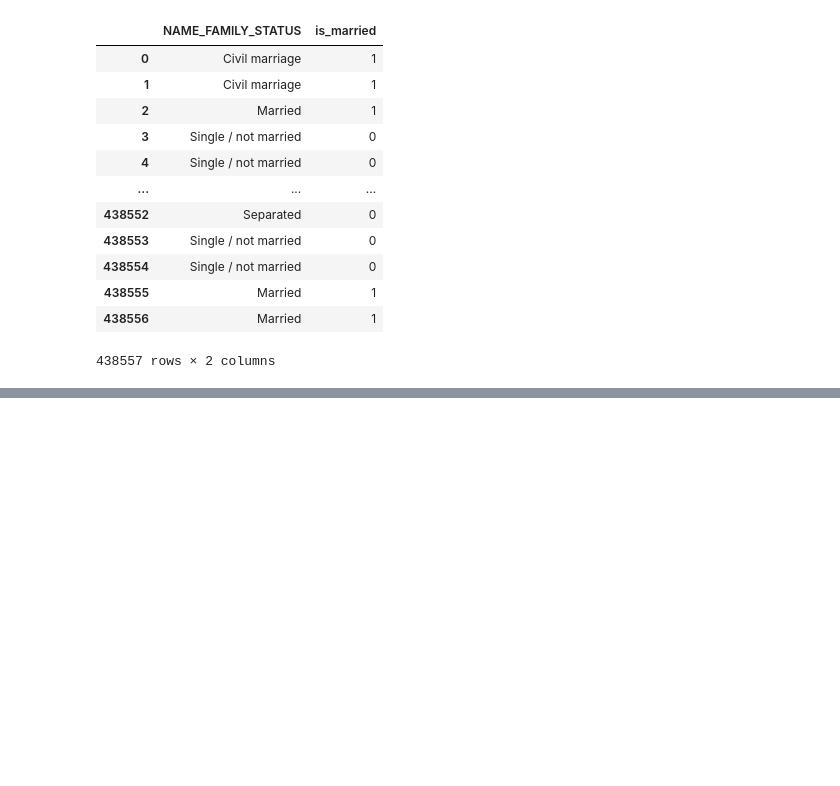
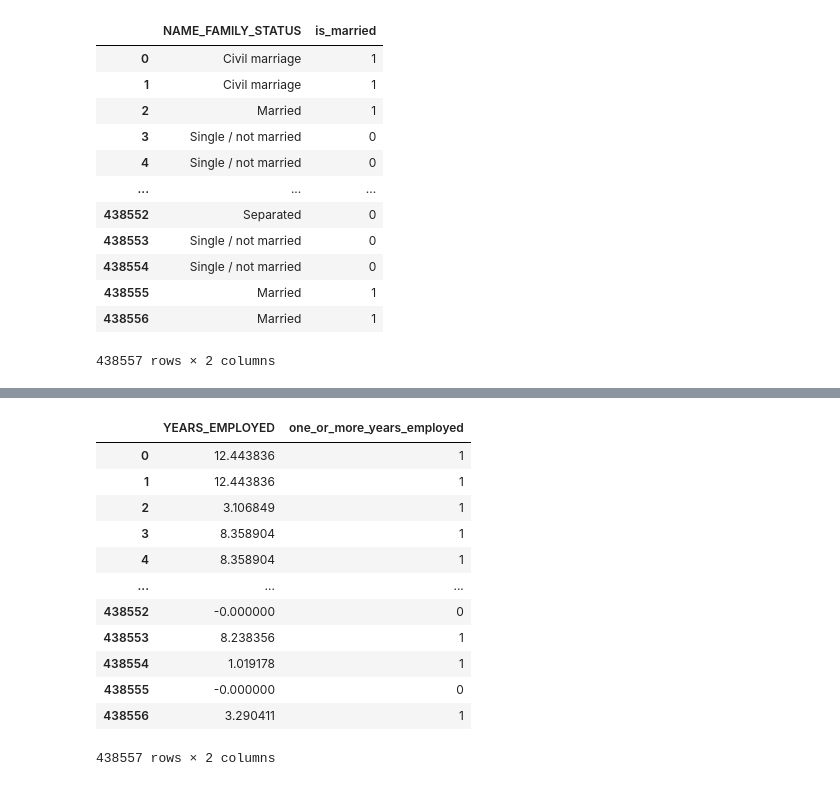
Before and after one commit to princeKike27/Credit-Card-Approval-Prediction, a Jupyter notebook: Credit_Car_Approval_Prediction.ipynb, the cells around one changed output, grey strips where cells are left out. Saved outputs shown, nothing was run; the diff lists cells and outputs as text; code cells hidden in the pictures; blank space fills up the shorter version.

```diff
--- a/Credit_Car_Approval_Prediction.ipynb
+++ b/Credit_Car_Approval_Prediction.ipynb
@@ -1359,0 +1370,6 @@ df_applications[['NAME_FAMILY_STATUS', 'is_married']]
+# %%
+# create new col have_children
+df_applications['have_children'] = df_applications['CNT_CHILDREN'].apply(
+    lambda x: 1 if x >= 1 else 0)
+
+df_applications[['CNT_CHILDREN', 'have_children']].value_counts()
@@ -1359,0 +1399,20 @@ df_applications[['NAME_FAMILY_STATUS', 'is_married']]
+# %%
+# create new col one_or_more_years_employed
+df_applications['one_or_more_years_employed'] = df_applications['YEARS_EMPLOYED'].apply(
+    lambda x: 1 if x >= 1 else 0)
+
+df_applications[['YEARS_EMPLOYED', 'one_or_more_years_employed']]
+# %% [output]
+|  | YEARS_EMPLOYED | one_or_more_years_employed |
+| 0 | 12.443836 | 1 |
+| 1 | 12.443836 | 1 |
+| 2 | 3.106849 | 1 |
+| 3 | 8.358904 | 1 |
+| 4 | 8.358904 | 1 |
+| ... | ... | ... |
+| 438552 | -0.000000 | 0 |
+| 438553 | 8.238356 | 1 |
+| 438554 | 1.019178 | 1 |
+| 438555 | -0.000000 | 0 |
+| 438556 | 3.290411 | 1 |
+438557 rows × 2 columns
```
Also changed, not shown: parts of 22 cells of this notebook.
